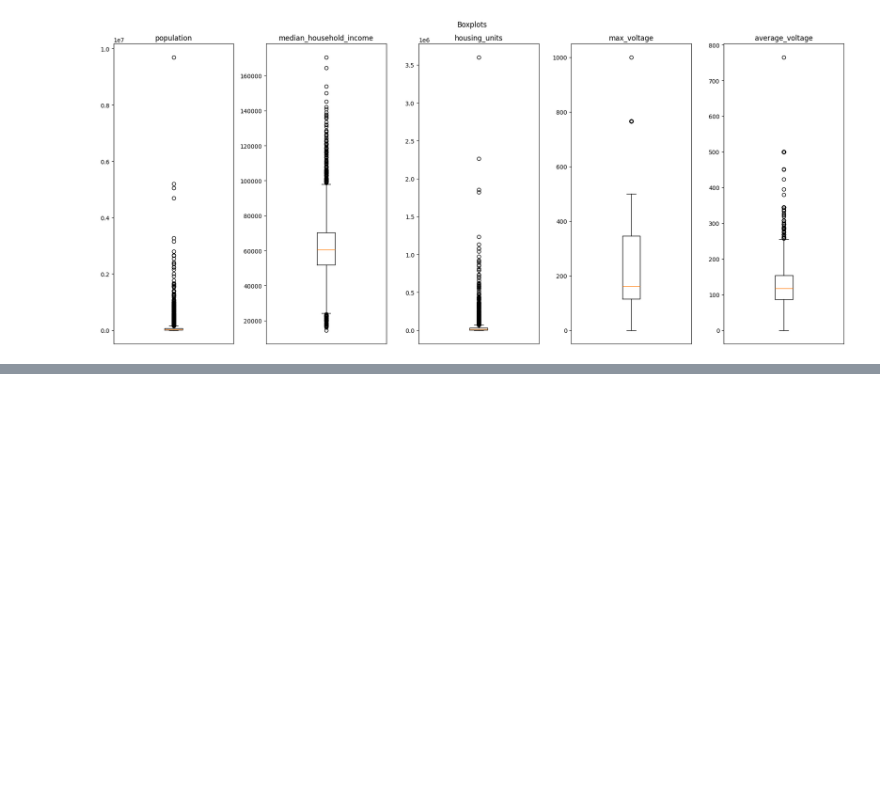
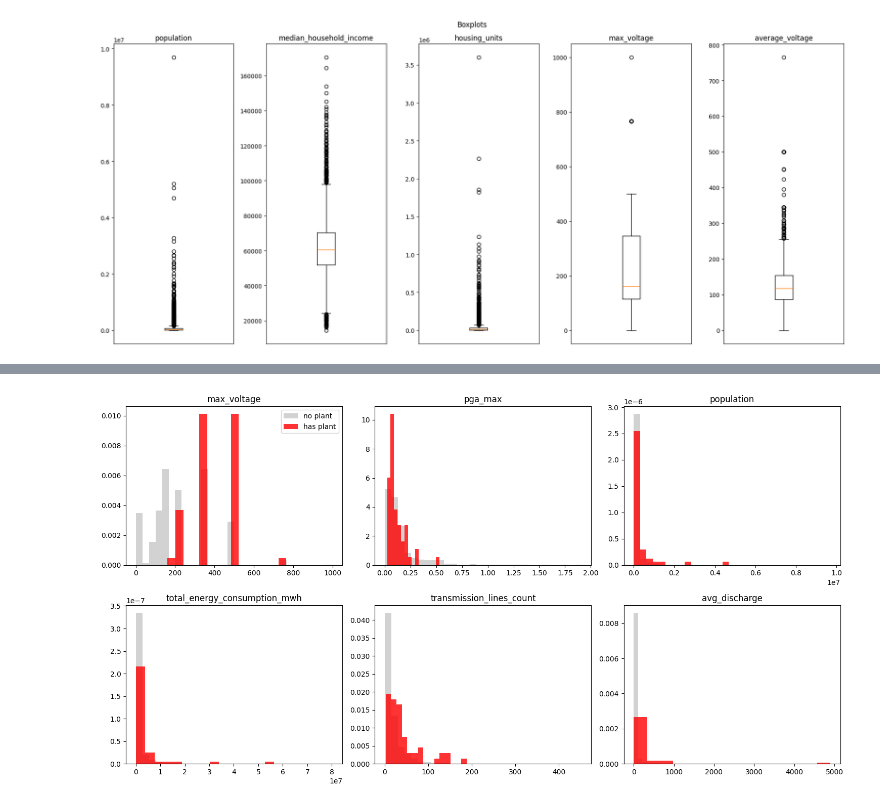
Before and after one commit to quentinconklejr/team-nuclear-family, a Jupyter notebook: notebooks/eda.ipynb, the cells around one changed output, grey strips where cells are left out. Cells and saved outputs as stored; diff of their text form; code cells hidden in the pictures; blank space fills up the shorter version.

```diff
--- a/notebooks/eda.ipynb
+++ b/notebooks/eda.ipynb
@@ -189,0 +270,16 @@ plt.show()
+# %%
+# histograms
+hist_vars = ['max_voltage', 'pga_max', 'population', 'total_energy_consumption_mwh',
+             'transmission_lines_count', 'avg_discharge']
+fig, axes = plt.subplots(2,3, figsize=(15,8))
+axes = axes.flatten()
+for i, col in enumerate(hist_vars):
+    ax = axes[i]
+    ax.hist(no_plant[col], bins=30, color='gray', alpha=0.35, label='no plant', density=True)
+    ax.hist(has_plant[col], bins=15, color='red', alpha=0.8, label='has plant', density=True)
+    ax.set_title(col)
+axes[0].legend()
+plt.tight_layout()
+plt.show()
+# %% [output]
+[figure, added]
```
Also changed, not shown: parts of 15 cells of this notebook, 2 other files.
